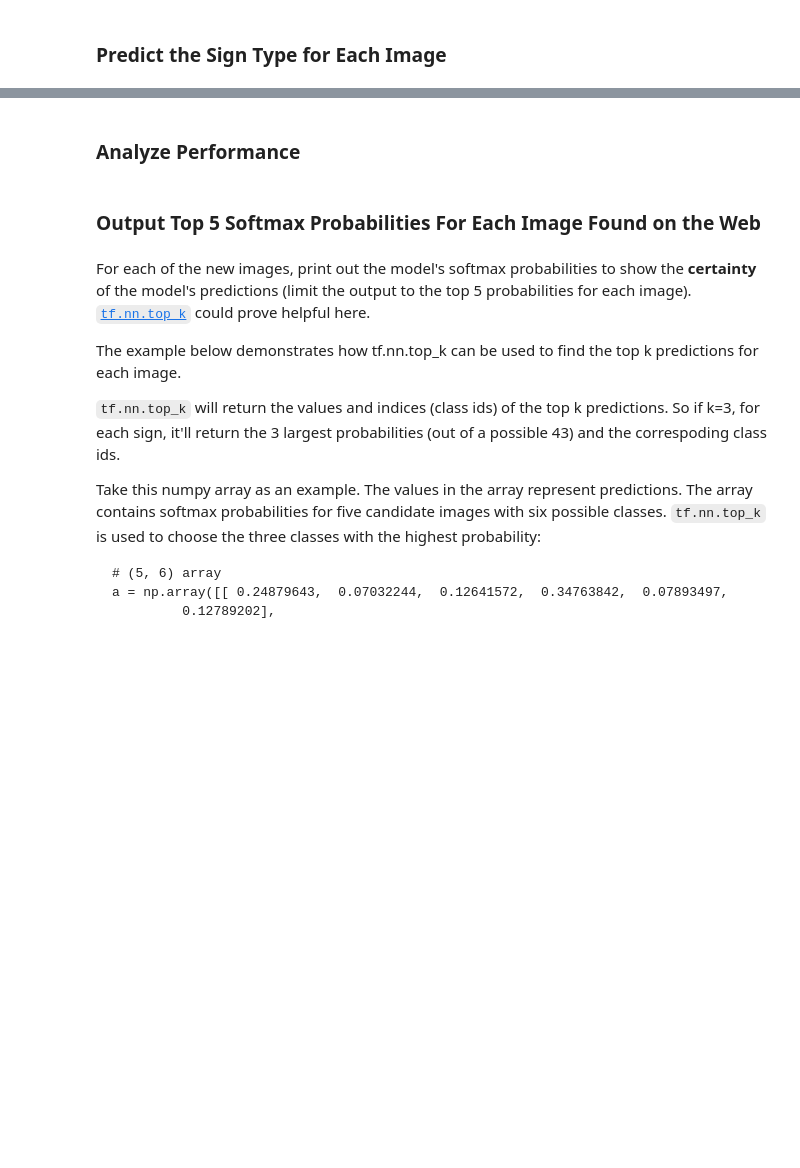
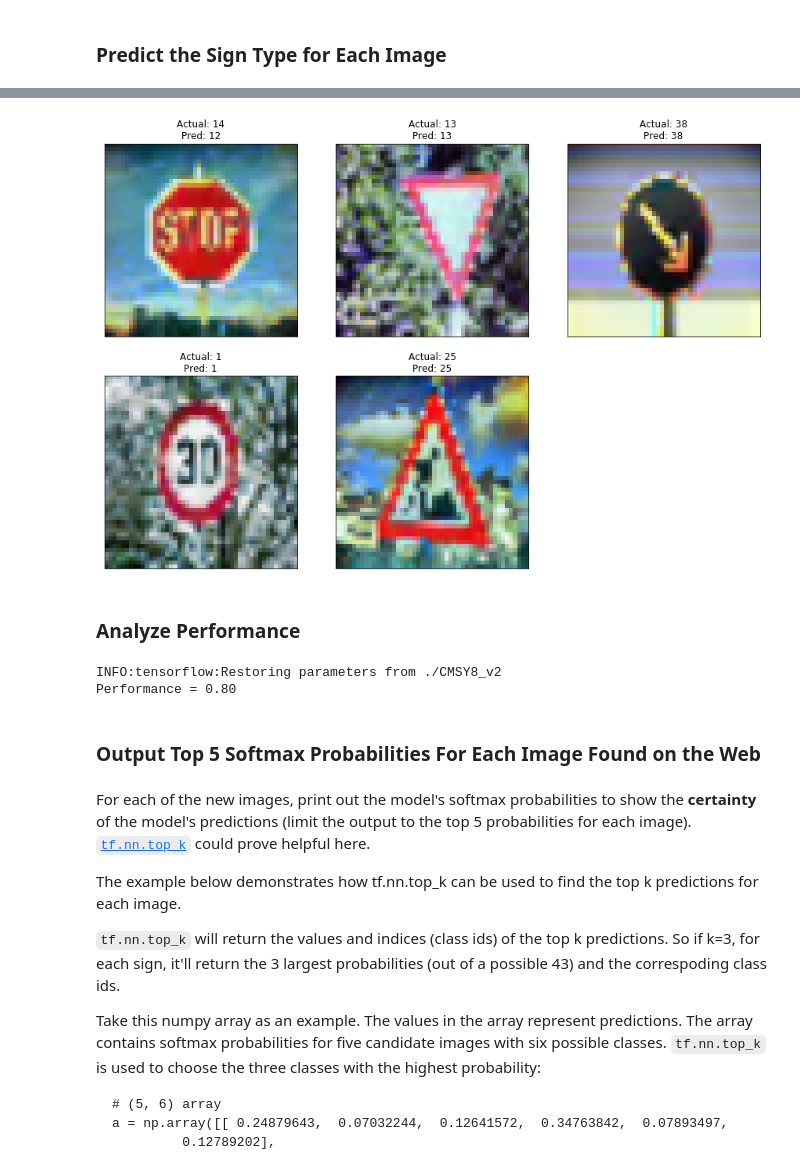
Before and after one commit to jackm97/CarND-Traffic-Sign-Classifier-Project, a Jupyter notebook: Traffic_Sign_Classifier.ipynb, the cells around one changed output, grey strips where cells are left out. Saved outputs shown, nothing was run; the diff lists cells and outputs as text; code cells hidden in the pictures; blank space fills up the shorter version.

```diff
--- a/Traffic_Sign_Classifier.ipynb
+++ b/Traffic_Sign_Classifier.ipynb
@@ -473,2 +494,5 @@ You may find `signnames.csv` useful as it contains mappings from the class id (i
+# %%
+test_signs = np.asarray(test_signs)
+test_labels = np.asarray(test_labels)
 # %% [markdown]
 ### Predict the Sign Type for Each Image
@@ -478,0 +499,16 @@ You may find `signnames.csv` useful as it contains mappings from the class id (i
+# %%
+test_signs = normalize(test_signs.reshape(-1,32*32*3),norm='max').reshape(-1,32,32,3)
+
+new_images = []
+for image in test_signs:
+    channels = []
+    image = (255*image).astype(np.uint8)
+    for channel in range(3):
+        channels.append(equalize(image[:,:,channel],selem))
+    new_images.append(np.dstack(channels))
+test_signs = np.asarray(new_images).astype(np.float32)/255
+
+new_images = []
+for idx,image in enumerate(test_signs):
+    new_images.append(cv2.resize(image,(48,48)))
+test_signs = np.asarray(new_images)
@@ -479,2 +527,12 @@ You may find `signnames.csv` useful as it contains mappings from the class id (i
+# %%
+plt.figure(figsize = (15,10))
+for idx, image in enumerate(test_signs):
+    plt.subplot(2,3,idx+1)
+    plt.imshow(image)
+    plt.xticks([])
+    plt.yticks([])
+    plt.title('Actual: ' + str(test_labels[idx]) + '\nPred: ' + str(labels[idx]))
+# %% [output]
+[figure, added]
 # %% [markdown]
 ### Analyze Performance
@@ -484,3 +539,12 @@ You may find `signnames.csv` useful as it contains mappings from the class id (i
+# %%
+saver = tf.train.Saver()
+with tf.Session() as sess:
+    saver.restore(sess,'./CMSY8_v2')
+    performance = evaluate(test_signs,test_labels)
+print("Performance = {:.2f}".format(performance))
+# %% [output]
+INFO:tensorflow:Restoring parameters from ./CMSY8_v2
+Performance = 0.80
 # %% [markdown]
 ### Output Top 5 Softmax Probabilities For Each Image Found on the Web
 # %% [markdown]
```
Also changed, not shown: parts of 9 cells of this notebook, 5 other files.
